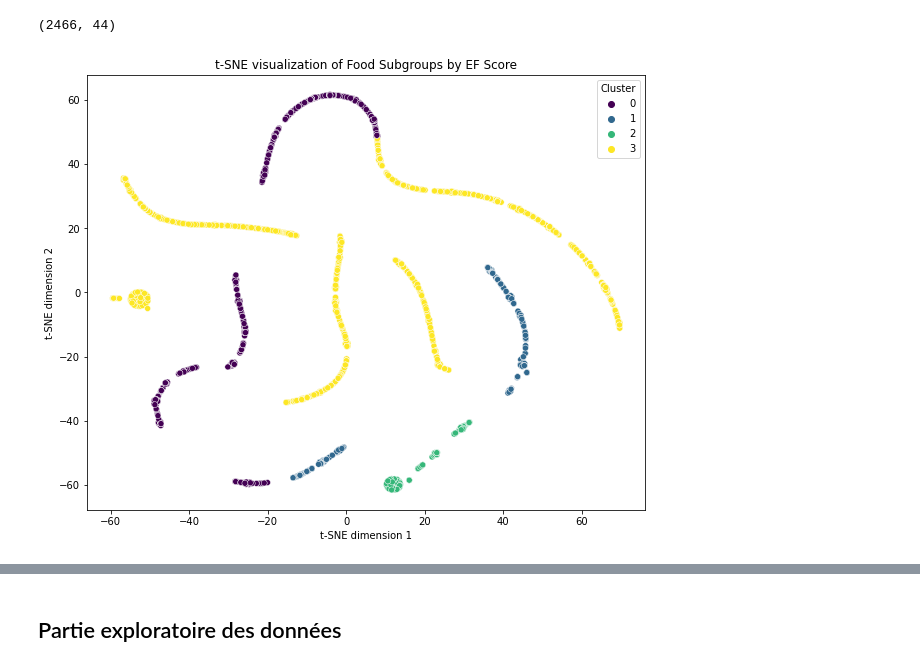
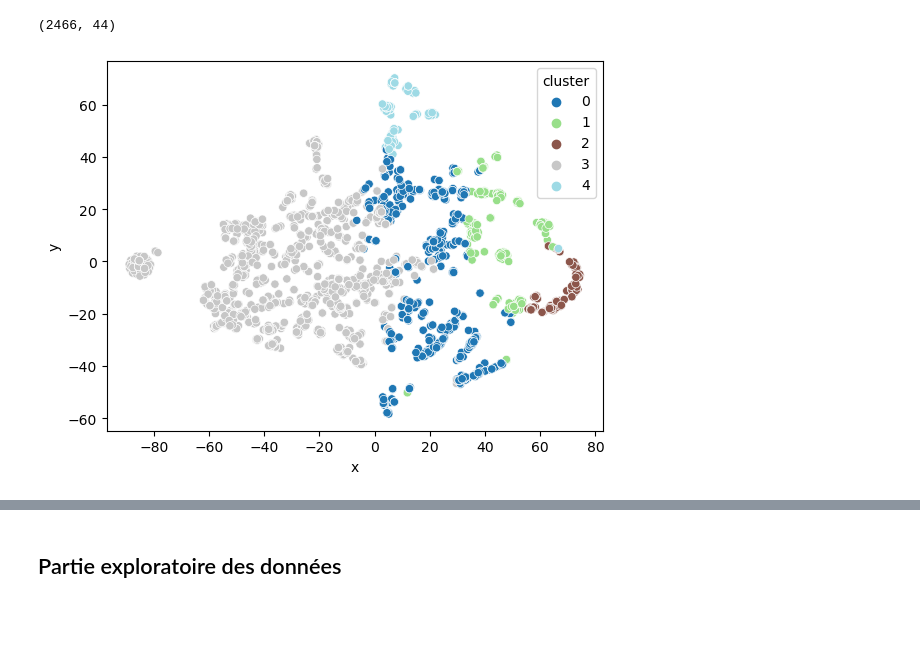
Before and after one commit to ZHANGzhile/DALAS, a Jupyter notebook: projet/Projet-idee.ipynb, the cells around one changed output, grey strips where cells are left out. Saved outputs shown, nothing was run; the diff lists cells and outputs as text; code cells hidden in the pictures; blank space fills up the shorter version.

```diff
--- a/projet/Projet-idee.ipynb
+++ b/projet/Projet-idee.ipynb
@@ -163,31 +163,22 @@ for column in float_columns:
 data_synthese.shape
 # %% [output]
 (2466, 44)
-# %%
-from sklearn.cluster import KMeans
-from sklearn.manifold import TSNE
-import matplotlib.pyplot as plt
-import seaborn as sns
-
-# Sélection des données pour le clustering
-X = data_synthese[['Score unique EF']]
-
-# Application de K-Means
-# Détermination du nombre de clusters via la méthode du coude serait idéale, mais pour simplifier, nous choisirons 5 clusters
-kmeans = KMeans(n_clusters=4, random_state=42)
-data_synthese['Cluster'] = kmeans.fit_predict(X)
-
-# Application de t-SNE pour la visualisation en 2D
-tsne = TSNE(n_components=2, random_state=42)
-tsne_results = tsne.fit_transform(X)
-
-# Visualisation des résultats t-SNE par cluster
-plt.figure(figsize=(10, 8))
-sns.scatterplot(x=tsne_results[:,0], y=tsne_results[:,1], hue=data_synthese['Cluster'], palette='viridis')
-plt.title('t-SNE visualization of Food Subgroups by EF Score')
-plt.xlabel('t-SNE dimension 1')
-plt.ylabel('t-SNE dimension 2')
-plt.legend(title='Cluster')
-plt.show()
-# %% [output]
-[figure, removed]
+# %%
+from sklearn.cluster import KMeans
+from sklearn.manifold import TSNE
+
+tab20 = sns.color_palette("tab20", as_cmap=True)
+
+tsne = TSNE()
+tsne_data = tsne.fit_transform(data_normalized)
+
+km = KMeans(n_clusters=5)
+pred = km.fit_predict(data_normalized)
+
+#afficher avec des couleur et des legendes
+df = pd.DataFrame(tsne_data,columns=["x","y"])
+df["cluster"] = pred
+sns.scatterplot(data=df,x="x",y="y",hue="cluster",palette=tab20)
+plt.show()
+# %% [output]
+[figure, added]
```
Also changed, not shown: parts of 1 cell of this notebook.
